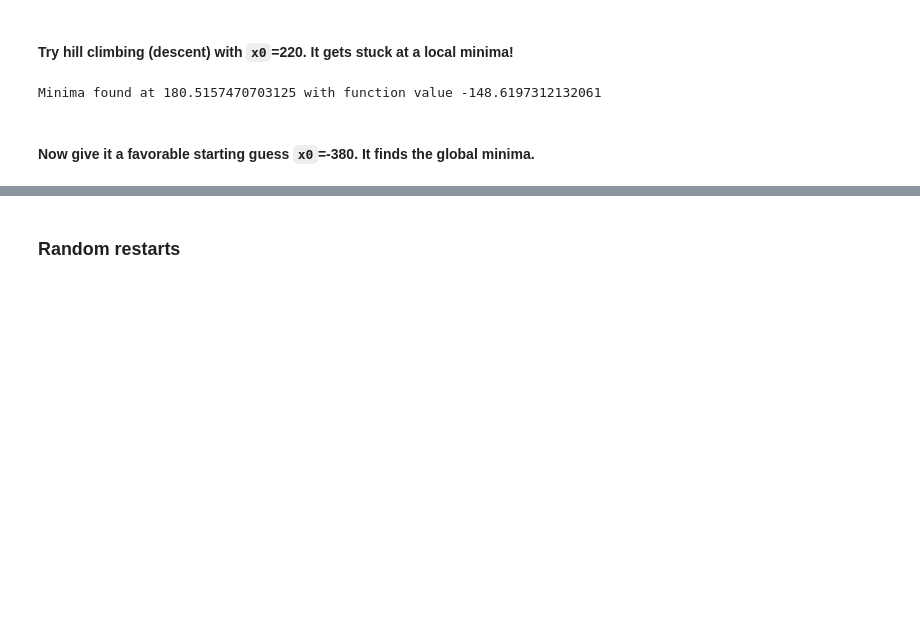
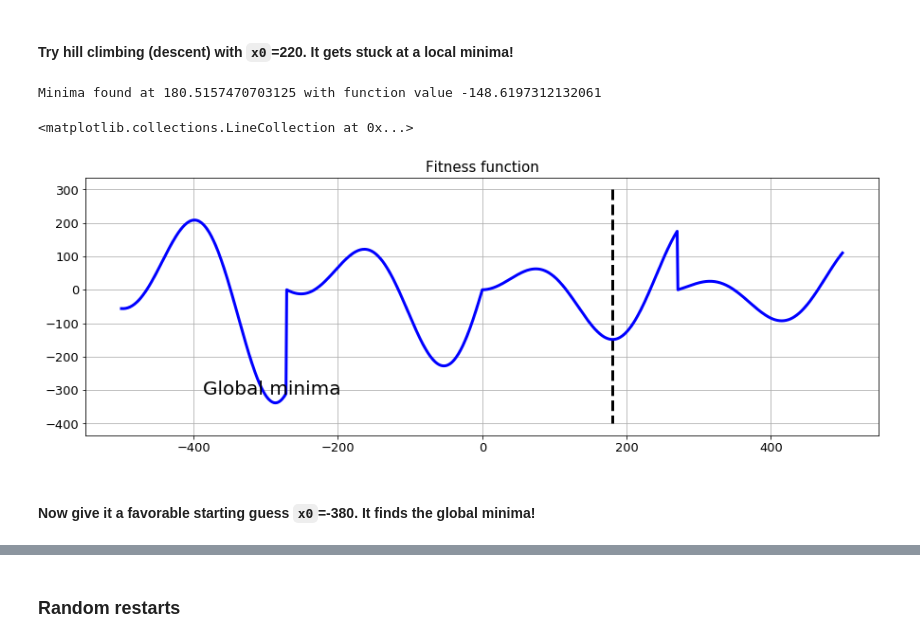
Before and after one commit to tirthajyoti/Randomized_Optimization, a Jupyter notebook: Hill climb and annealing using scipy optimize.ipynb, the cells around one changed output, grey strips where cells are left out. Drawn from its saved outputs; the diff is of its cells as text; code cells hidden in the pictures; blank space fills up the shorter version.

Commit message:
Updated with plots after each run

```diff
--- a/Hill climb and annealing using scipy optimize.ipynb
+++ b/Hill climb and annealing using scipy optimize.ipynb
@@ -63,10 +65,14 @@ plot_fitness(f,np.array(lst))
 # %%
 res=optimize.fmin(func1,x0=220,disp=False,full_output=1)
 print(f"Minima found at {res[0][0]} with function value {res[1]}")
+plot_fitness(f,np.array(lst))
+plt.vlines(x=res[0][0],lw=3,ymin=300,ymax=-400,color='k',linestyle='--')
 # %% [output]
 Minima found at 180.5157470703125 with function value -148.6197312132061
+<matplotlib.collections.LineCollection at 0x...>
+[figure, added]
 # %% [markdown]
-#### Now give it a favorable starting guess `x0`=-380. It finds the global minima.
+#### Now give it a favorable starting guess `x0`=-380. It finds the global minima!
 # %%
 res=optimize.fmin(func1,x0=-380,disp=False,full_output=1)
 print(f"Minima found at {res[0][0]} with function value {res[1]}")
```
Also changed, not shown: parts of 12 cells of this notebook.
